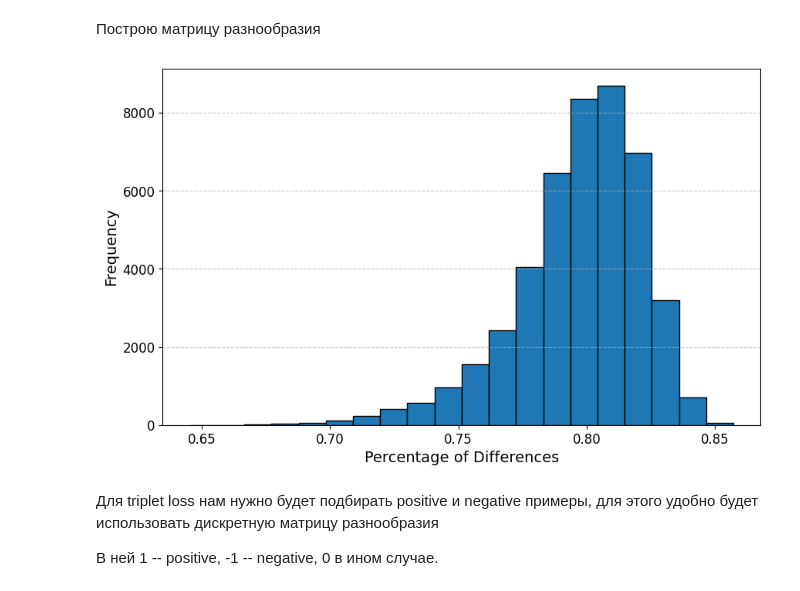
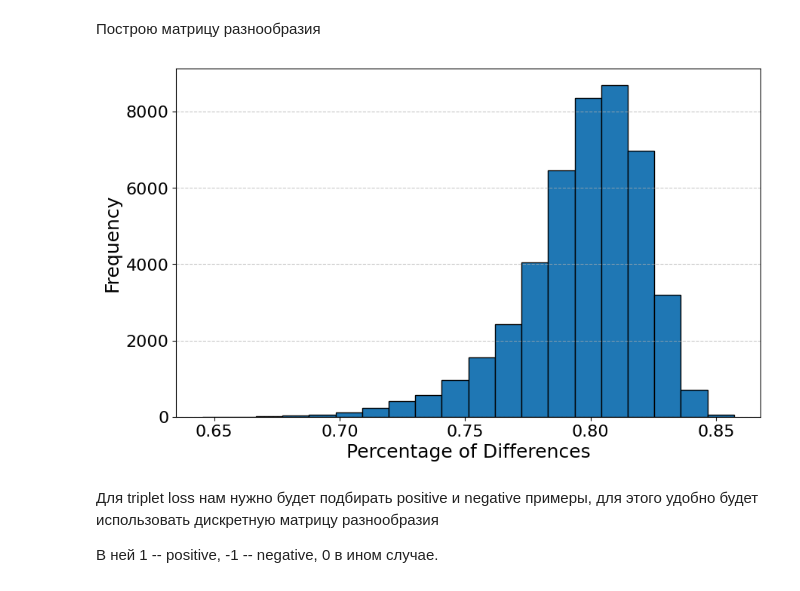
Before and after one commit to intsystems/predicator-function-for-neural-networks, a Jupyter notebook: code/GCN.ipynb, the cells around one changed output. Cells and saved outputs as stored; diff of their text form; code cells hidden in the pictures.

```diff
--- a/code/GCN.ipynb
+++ b/code/GCN.ipynb
@@ -341,23 +404,23 @@ for i in tqdm(range(len(models_dict))):
 # %%
 diversities = []
 
 for i in tqdm(range(len(models_dict))):
     for j in range(i + 1, len(models_dict)):
         diversities.append(diversity_matrix[i, j])
 diversities = np.array(diversities)
 
 plt.figure(figsize=(10, 6))
 
 plt.hist(diversities, bins=20, edgecolor="black")
 # plt.title("Distribution of Model Diversity")
-plt.xlabel("Percentage of Differences", fontsize=14)
-plt.ylabel("Frequency", fontsize=14)
+plt.xlabel("Percentage of Differences", fontsize=18)
+plt.ylabel("Frequency", fontsize=18)
 plt.grid(axis='y', linestyle='--', alpha=0.7)
-plt.xticks(fontsize=12)
-plt.yticks(fontsize=12)
+plt.xticks(fontsize=16)
+plt.yticks(fontsize=16)
 plt.show()
 # %% [output]
-[figure, old version]
+[figure, new version]
 # %% [markdown]
 Для triplet loss нам нужно будет подбирать positive и negative примеры, для этого удобно будет использовать дискретную матрицу разнообразия
 
```
Also changed, not shown: parts of 16 cells of this notebook.
